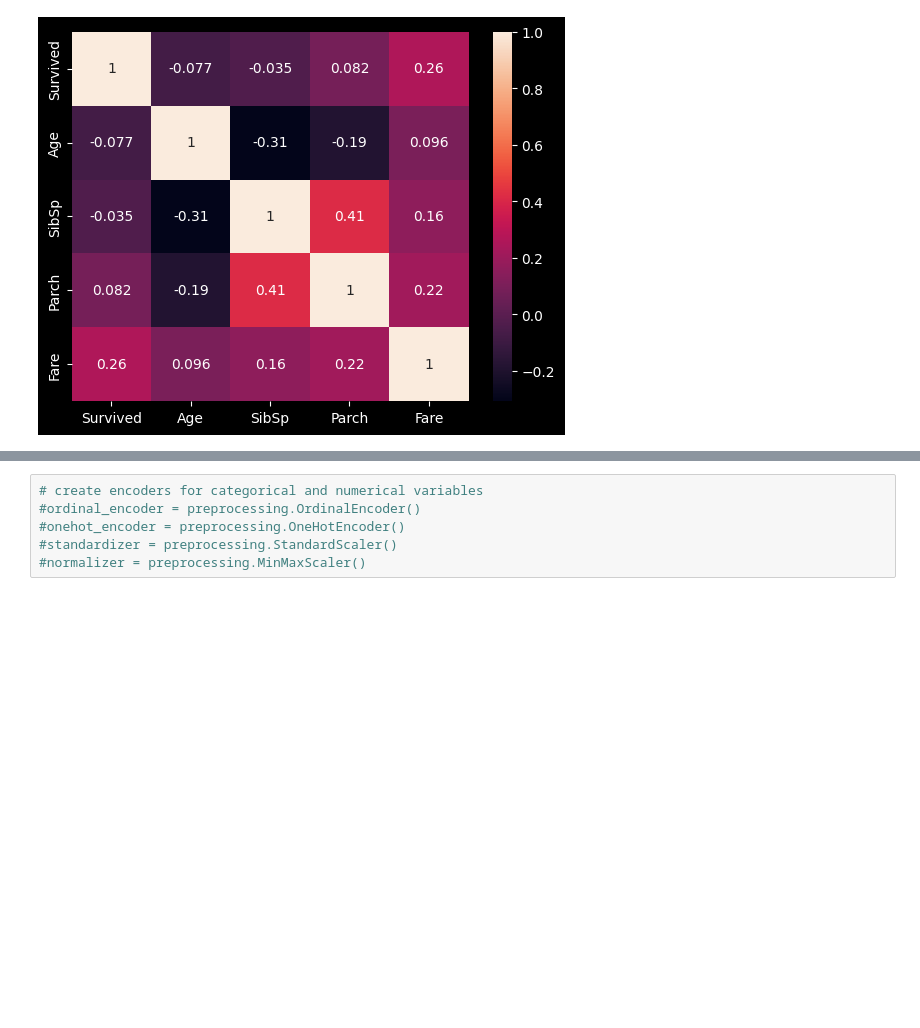
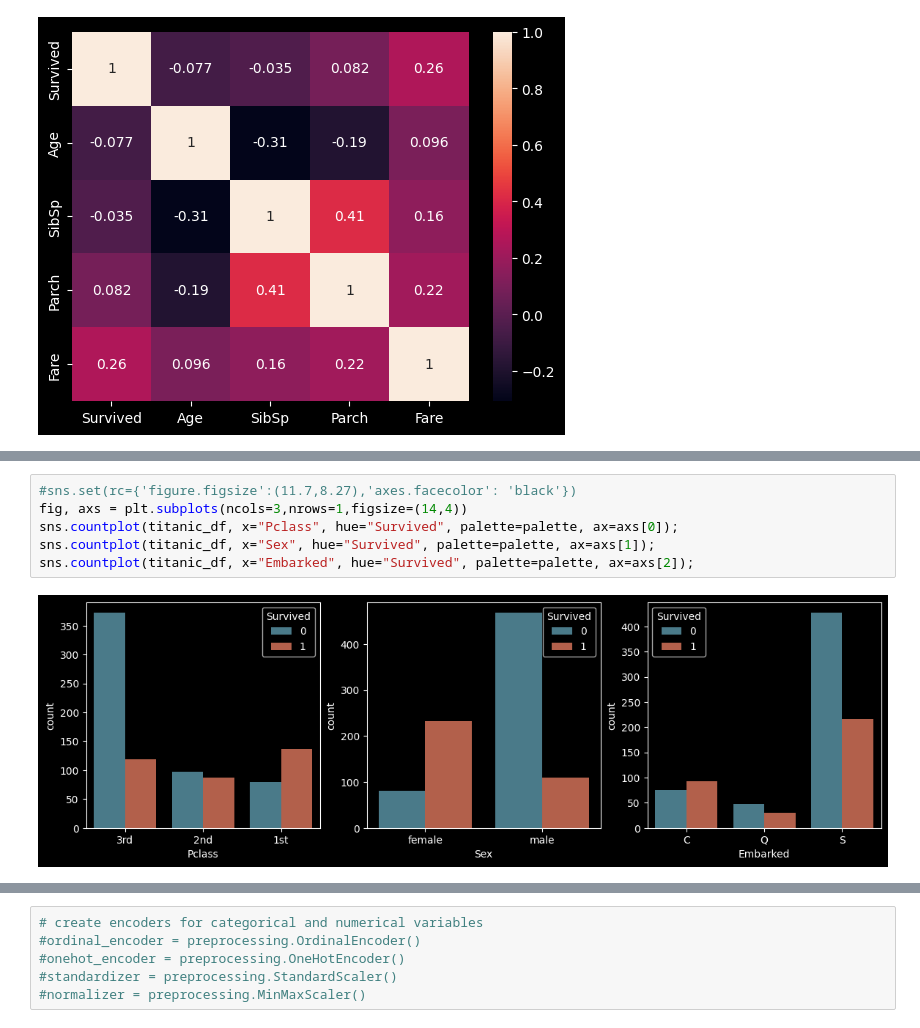
Before and after one commit to peter-ai/kaggle, a Jupyter notebook: titanic/titanic_analysis.ipynb, the cells around one changed output, grey strips where cells are left out. Cells and saved outputs as stored; diff of their text form; blank space fills up the shorter version.

```diff
--- a/titanic/titanic_analysis.ipynb
+++ b/titanic/titanic_analysis.ipynb
@@ -81,0 +85,8 @@ sns.heatmap(titanic_df.corr(numeric_only=True), annot=True);
+# %%
+#sns.set(rc={'figure.figsize':(11.7,8.27),'axes.facecolor': 'black'})
+fig, axs = plt.subplots(ncols=3,nrows=1,figsize=(14,4))
+sns.countplot(titanic_df, x="Pclass", hue="Survived", palette=palette, ax=axs[0]);
+sns.countplot(titanic_df, x="Sex", hue="Survived", palette=palette, ax=axs[1]);
+sns.countplot(titanic_df, x="Embarked", hue="Survived", palette=palette, ax=axs[2]);
+# %% [output]
+[figure, added]
```
Also changed, not shown: parts of 7 cells of this notebook, 1 other file.
